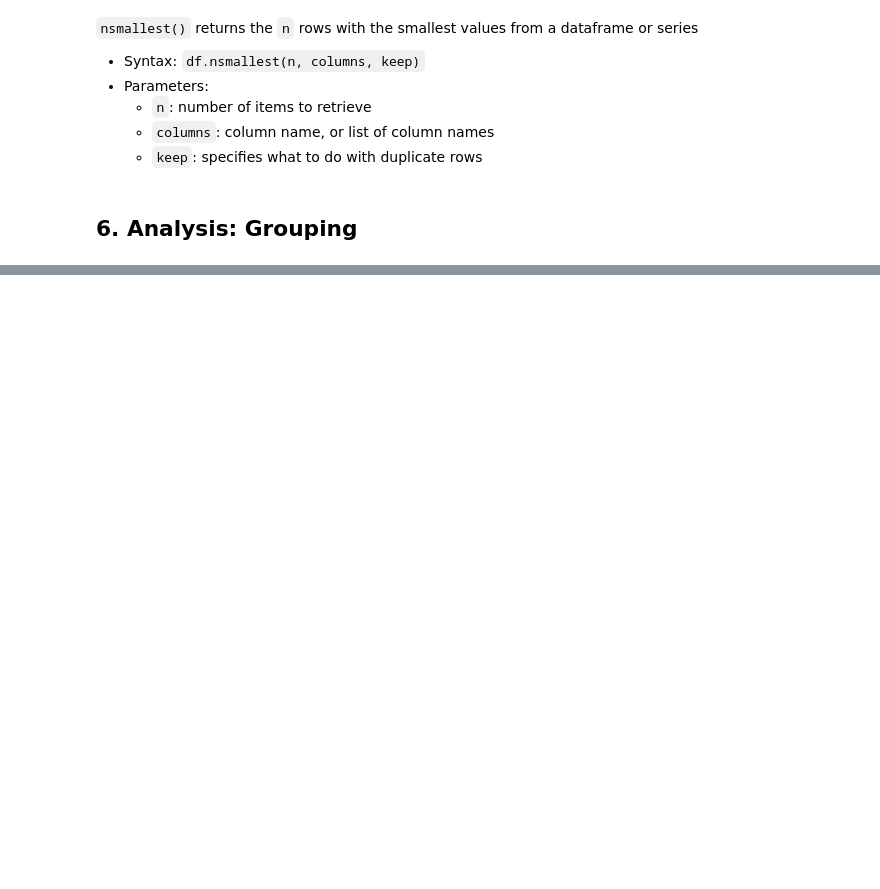
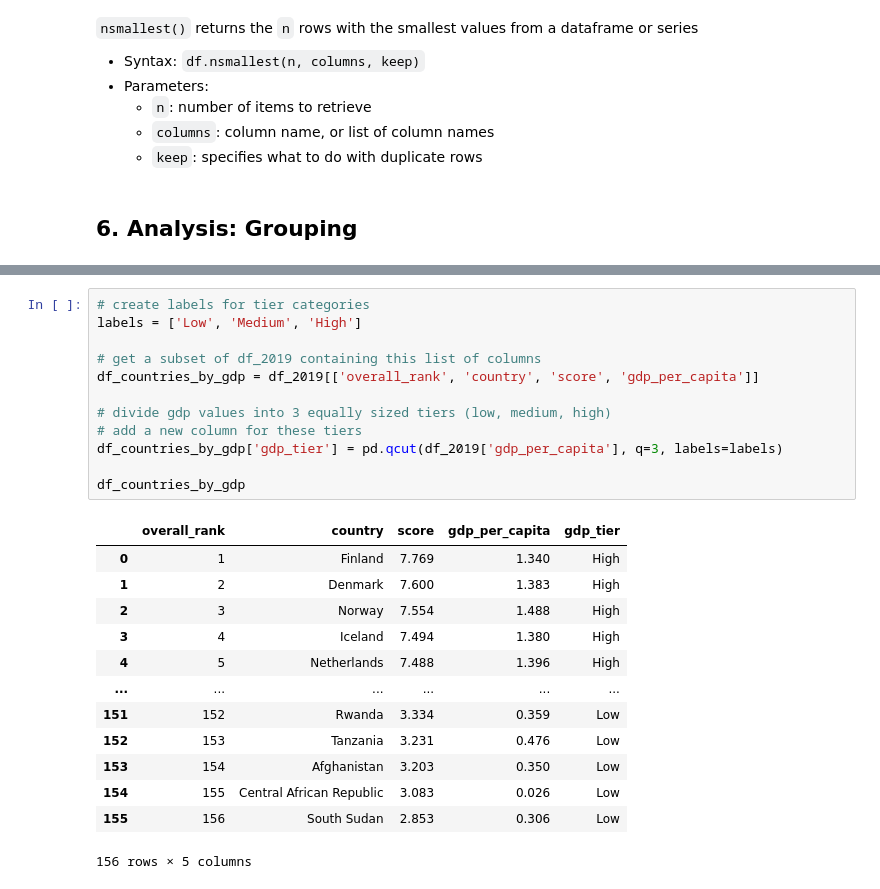
Before and after one commit to kelpppp/world-happiness-practice, a Jupyter notebook: notebook.ipynb, the cells around one changed output, grey strips where cells are left out. Saved outputs shown, nothing was run; the diff lists cells and outputs as text; blank space fills up the shorter version.

Commit message:
Grouping and aggregating data exercise
Create 6 DataFrames, one for each factor, which contains
the average happiness score of countries, grouped by low,
medium, and high tiers for that factor.

```diff
--- a/notebook.ipynb
+++ b/notebook.ipynb
@@ -269,0 +282,26 @@ df_gdp_above_median.nsmallest(10, 'score')
+# %%
+# create labels for tier categories
+labels = ['Low', 'Medium', 'High']
+
+# get a subset of df_2019 containing this list of columns
+df_countries_by_gdp = df_2019[['overall_rank', 'country', 'score', 'gdp_per_capita']]
+
+# divide gdp values into 3 equally sized tiers (low, medium, high)
+# add a new column for these tiers
+df_countries_by_gdp['gdp_tier'] = pd.qcut(df_2019['gdp_per_capita'], q=3, labels=labels)
+
+df_countries_by_gdp
+# %% [output]
+|  | overall_rank | country | score | gdp_per_capita | gdp_tier |
+| 0 | 1 | Finland | 7.769 | 1.340 | High |
+| 1 | 2 | Denmark | 7.600 | 1.383 | High |
+| 2 | 3 | Norway | 7.554 | 1.488 | High |
+| 3 | 4 | Iceland | 7.494 | 1.380 | High |
+| 4 | 5 | Netherlands | 7.488 | 1.396 | High |
+| ... | ... | ... | ... | ... | ... |
+| 151 | 152 | Rwanda | 3.334 | 0.359 | Low |
+| 152 | 153 | Tanzania | 3.231 | 0.476 | Low |
+| 153 | 154 | Afghanistan | 3.203 | 0.350 | Low |
+| 154 | 155 | Central African Republic | 3.083 | 0.026 | Low |
+| 155 | 156 | South Sudan | 2.853 | 0.306 | Low |
+156 rows × 5 columns
```
Also changed, not shown: parts of 10 cells of this notebook.
